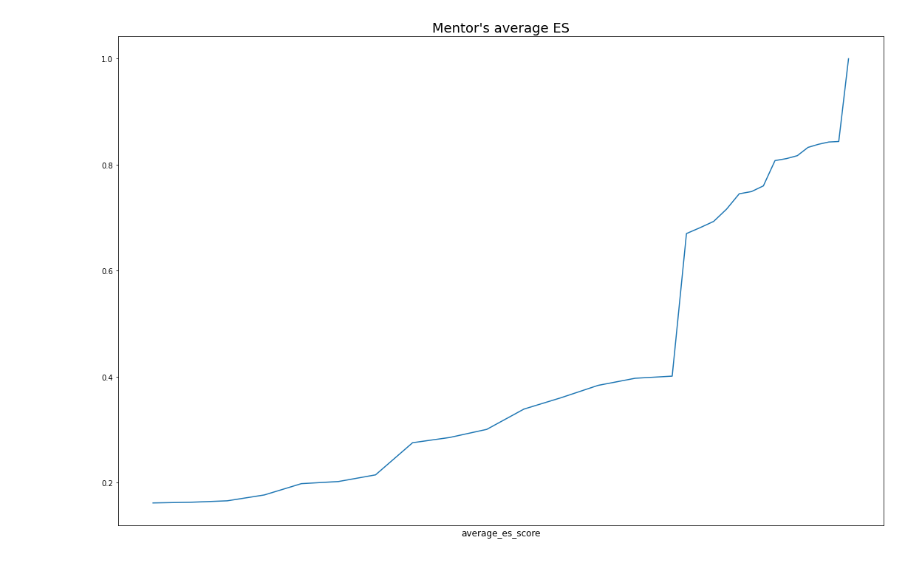
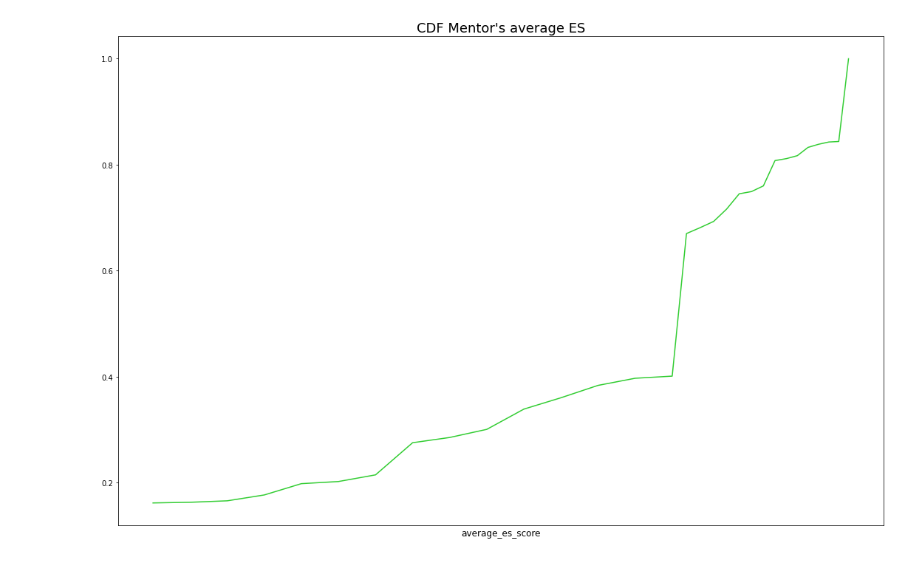
Before and after one commit to tr0up2r/plotting-and-graph-analysis, a Jupyter notebook: cdf.ipynb, the cells around one changed output. Drawn from its saved outputs; the diff is of its cells as text; code cells hidden in the pictures.

```diff
--- a/cdf.ipynb
+++ b/cdf.ipynb
@@ -12,8 +12,9 @@ import seaborn as sns
 import connect_to_db as cn
 # %%
 # cdf plotting을 하기 위한 function.
-def draw_cdf(np_result, n_bins, label, title):
+def draw_cdf(np_result, n_bins, label, title, color):
     np_result = np.array(np_result, dtype=float)
+    filename = title + '.png'
 
     plt.rcParams["figure.figsize"] = [15, 10]
     plt.rcParams["figure.autolayout"] = True
@@ -21,10 +22,11 @@ def draw_cdf(np_result, n_bins, label, title):
     count, bins_count = np.histogram(np_result, bins=n_bins)
     pdf = count / sum(count)
     cdf = np.cumsum(pdf)
-    plt.plot(bins_count[1:], cdf, label="CDF")
+    plt.plot(bins_count[1:], cdf, label="CDF", color=color)
     plt.xlabel(label, fontsize=12)
     plt.title(title, fontsize=18)
     plt.xscale('symlog')
+    plt.savefig(filename, dpi=300)
     plt.show()
 # %%
 # pymysql을 이용한 db connection.
@@ -71,0 +53,3 @@ NotebookApp.rate_limit_window=3.0 (secs)
+# %%
+result1_df = pd.DataFrame(result1)
+result1_df
@@ -77,6 +119,5 @@ draw_cdf(np_result, 30, 'average_is_score', 'Mentor\'s average IS')
 # %%
-np_result = np.array(result['average_es_score'].tolist())
-# list_result = list(np.array(result['average_is_score'].tolist()))
-draw_cdf(np_result, 30, 'average_es_score', 'Mentor\'s average ES')
+np_result1 = np.array(result1_df['average_es_score'].tolist())
+draw_cdf(np_result1, 30, 'average_es_score', "CDF Mentor\'s average ES", 'limegreen')
 # %% [output]
-[figure, old version]
+[figure, new version]
```
Also changed, not shown: parts of 15 cells of this notebook, 1 other file.
